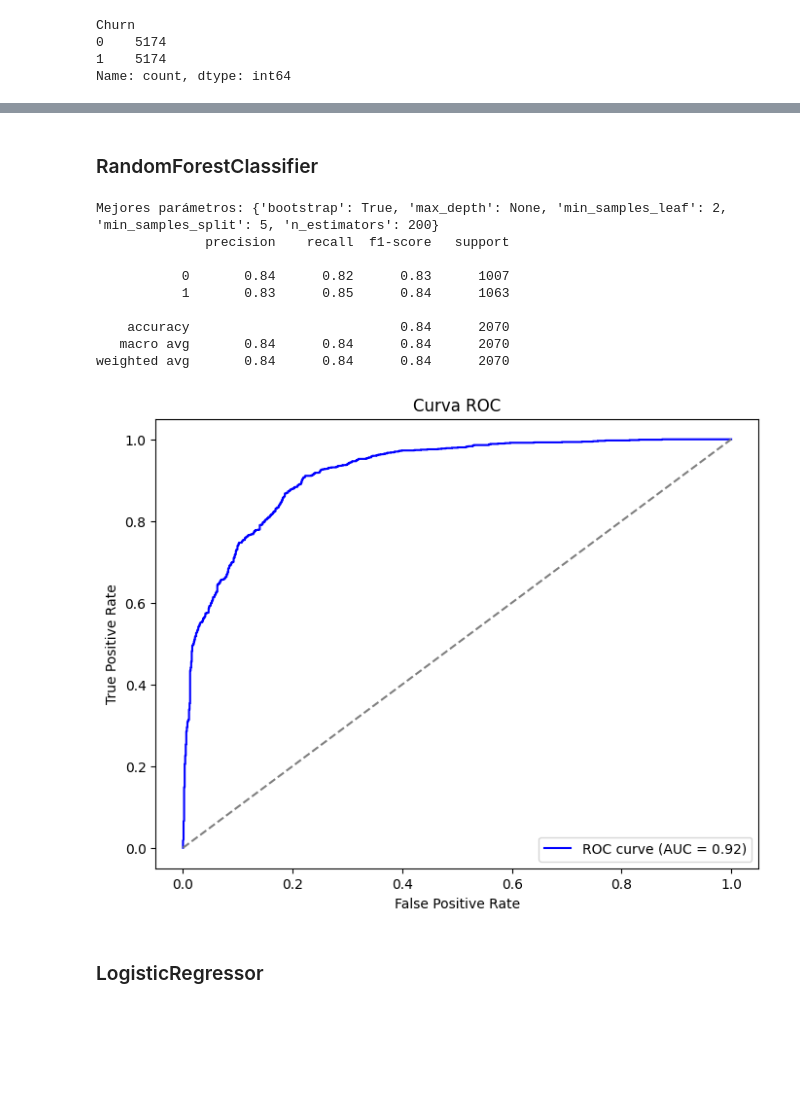
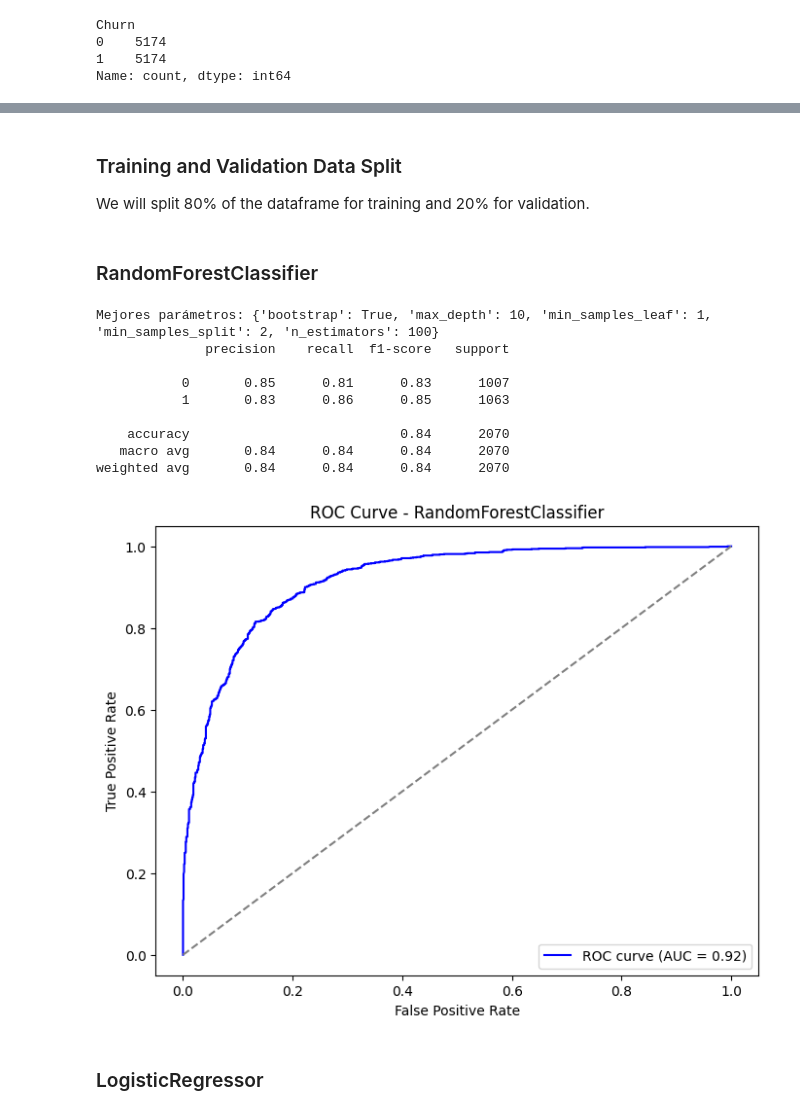
Before and after one commit to MrDonBromo/Telecom-Churn-Prediction, a Jupyter notebook: Final Project.ipynb, the cells around one changed output, grey strips where cells are left out. Saved outputs shown, nothing was run; the diff lists cells and outputs as text; code cells hidden in the pictures; blank space fills up the shorter version.

```diff
--- a/Final Project.ipynb
+++ b/Final Project.ipynb
@@ -951,3 +957,7 @@ Vamos a separar 80% del dataframe para entrenamiento y 20% para validación.
+# %% [markdown]
+### Training and Validation Data Split
+
+We will split 80% of the dataframe for training and 20% for validation.
 # %%
 features = df_resampled.drop('Churn',axis=1)
 target = df_resampled['Churn']
@@ -979,12 +989,13 @@ target_predict = best_model.predict(features_test)
 
 print('Mejores parámetros:',best_params)
 print(classification_report(target_test, target_predict))
+target_probs = best_model.predict_proba(features_test)[:, 1]
 # %% [output]
-Mejores parámetros: {'bootstrap': True, 'max_depth': None, 'min_samples_leaf': 2, 'min_samples_split': 5, 'n_estimators': 200}
+Mejores parámetros: {'bootstrap': True, 'max_depth': 10, 'min_samples_leaf': 1, 'min_samples_split': 2, 'n_estimators': 100}
               precision    recall  f1-score   support
 
-           0       0.84      0.82      0.83      1007
-           1       0.83      0.85      0.84      1063
+           0       0.85      0.81      0.83      1007
+           1       0.83      0.86      0.85      1063
 
     accuracy                           0.84      2070
    macro avg       0.84      0.84      0.84      2070
@@ -992,17 +1003,17 @@ weighted avg       0.84      0.84      0.84      2070
 # %%
 fpr, tpr, _ = roc_curve(target_test, target_probs)
 roc_auc = auc(fpr, tpr)
 
 plt.figure(figsize=(8,6))
 plt.plot(fpr, tpr, color='blue', label=f'ROC curve (AUC = {roc_auc:.2f})')
 plt.plot([0, 1], [0, 1], color='grey', linestyle='--')
 plt.xlabel('False Positive Rate')
 plt.ylabel('True Positive Rate')
-plt.title('Curva ROC')
+plt.title('ROC Curve - RandomForestClassifier')
 plt.legend(loc="lower right")
 plt.show()
 # %% [output]
-[figure, old version]
+[figure, new version]
 # %% [markdown]
 ### LogisticRegressor
 # %%
```
Also changed, not shown: parts of 35 cells of this notebook.
